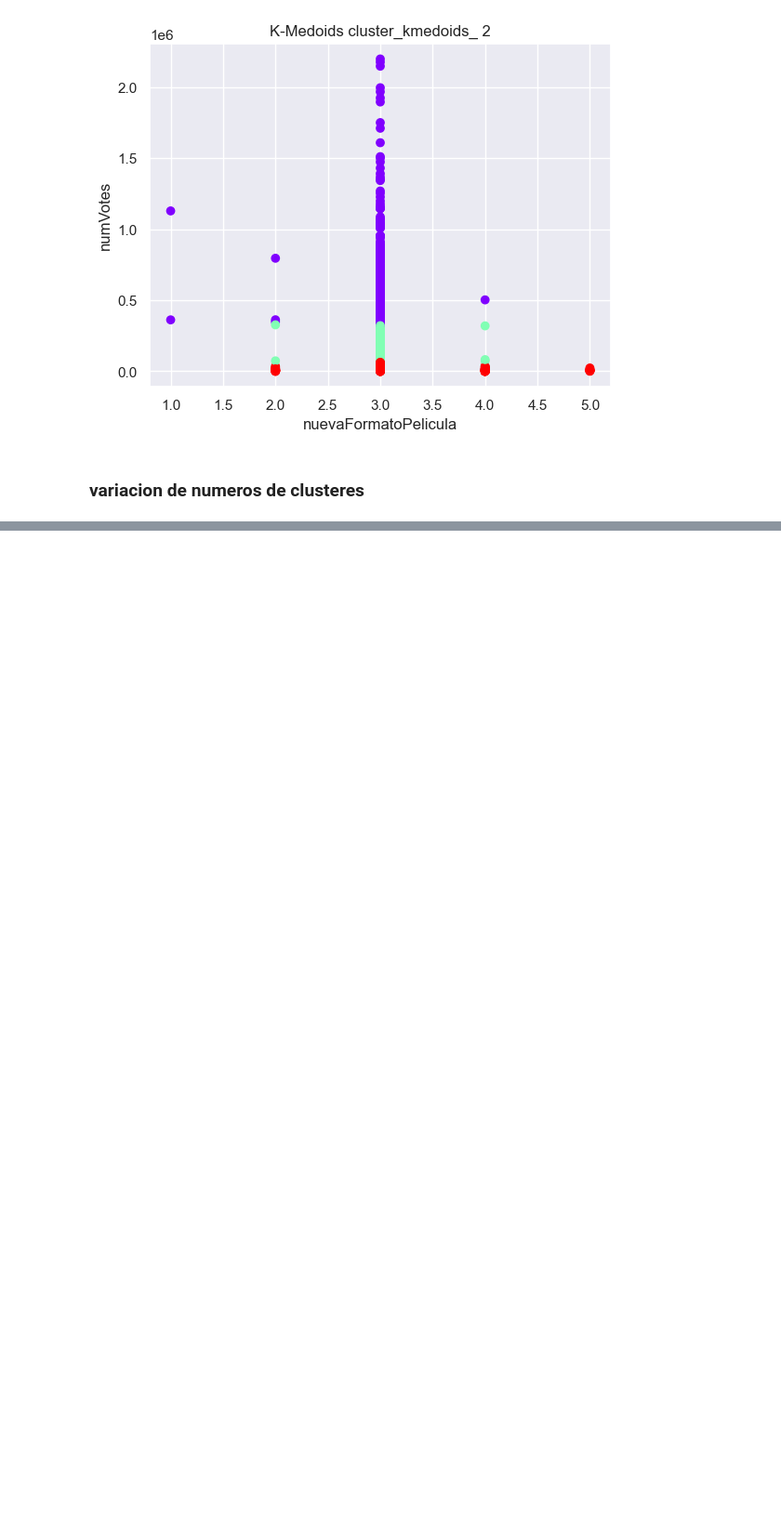
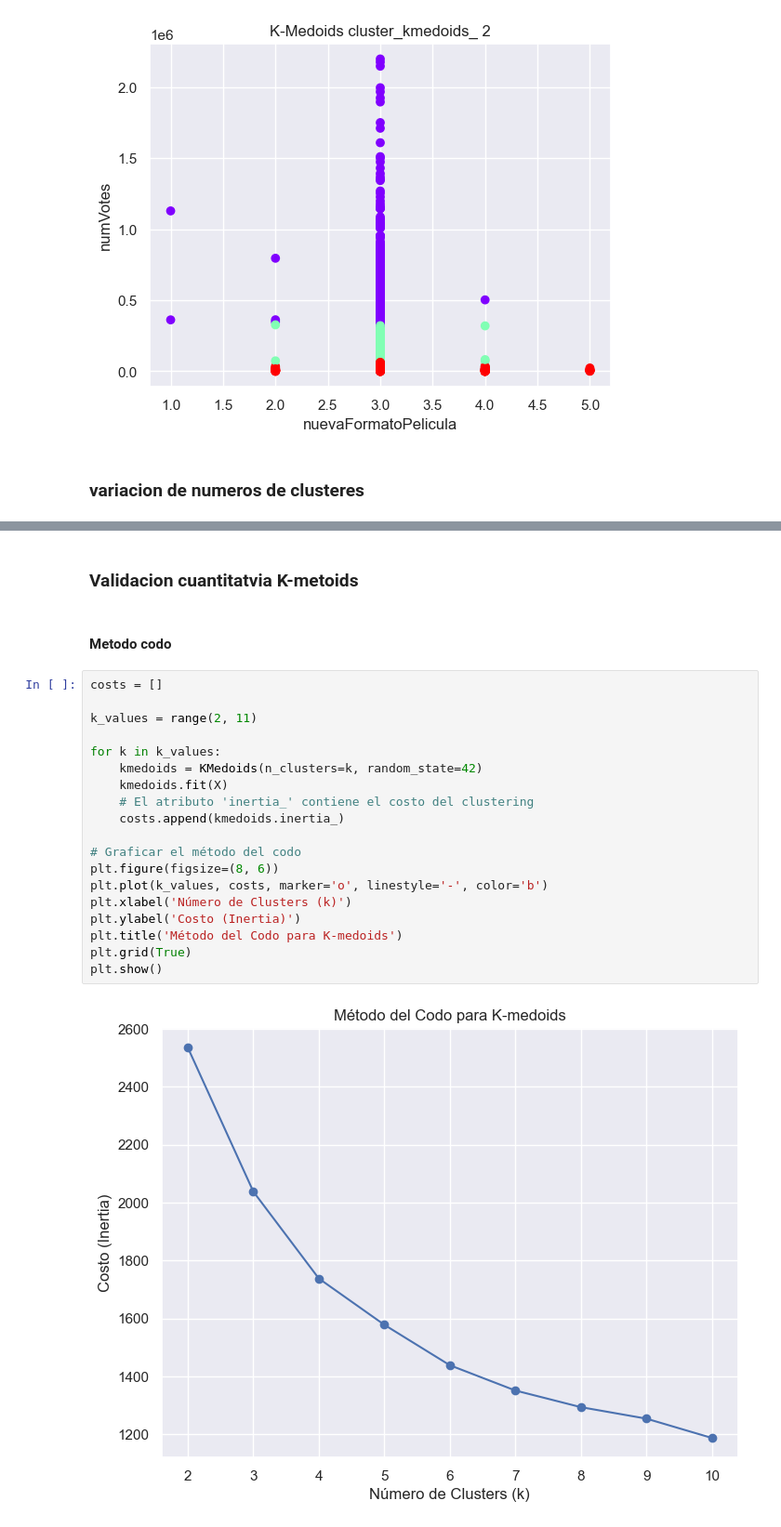
Before and after one commit to jf-garciam1/Lab-BI, a Jupyter notebook: Lab1.ipynb, the cells around one changed output, grey strips where cells are left out. Shown at 93% size. Cells and saved outputs as stored; diff of their text form; blank space fills up the shorter version.

```diff
--- a/Lab1.ipynb
+++ b/Lab1.ipynb
@@ -1192,0 +1152,25 @@ See the caveats in the documentation: https://pandas.pydata.org/pandas-docs/stab
+# %% [markdown]
+### Validacion cuantitatvia K-metoids
+# %% [markdown]
+#### Metodo codo
+# %%
+costs = []
+
+k_values = range(2, 11)
+
+for k in k_values:
+    kmedoids = KMedoids(n_clusters=k, random_state=42)
+    kmedoids.fit(X)
+    # El atributo 'inertia_' contiene el costo del clustering
+    costs.append(kmedoids.inertia_)
+
+# Graficar el método del codo
+plt.figure(figsize=(8, 6))
+plt.plot(k_values, costs, marker='o', linestyle='-', color='b')
+plt.xlabel('Número de Clusters (k)')
+plt.ylabel('Costo (Inertia)')
+plt.title('Método del Codo para K-medoids')
+plt.grid(True)
+plt.show()
+# %% [output]
+[figure, added]
```
Also changed, not shown: parts of 9 cells of this notebook.
